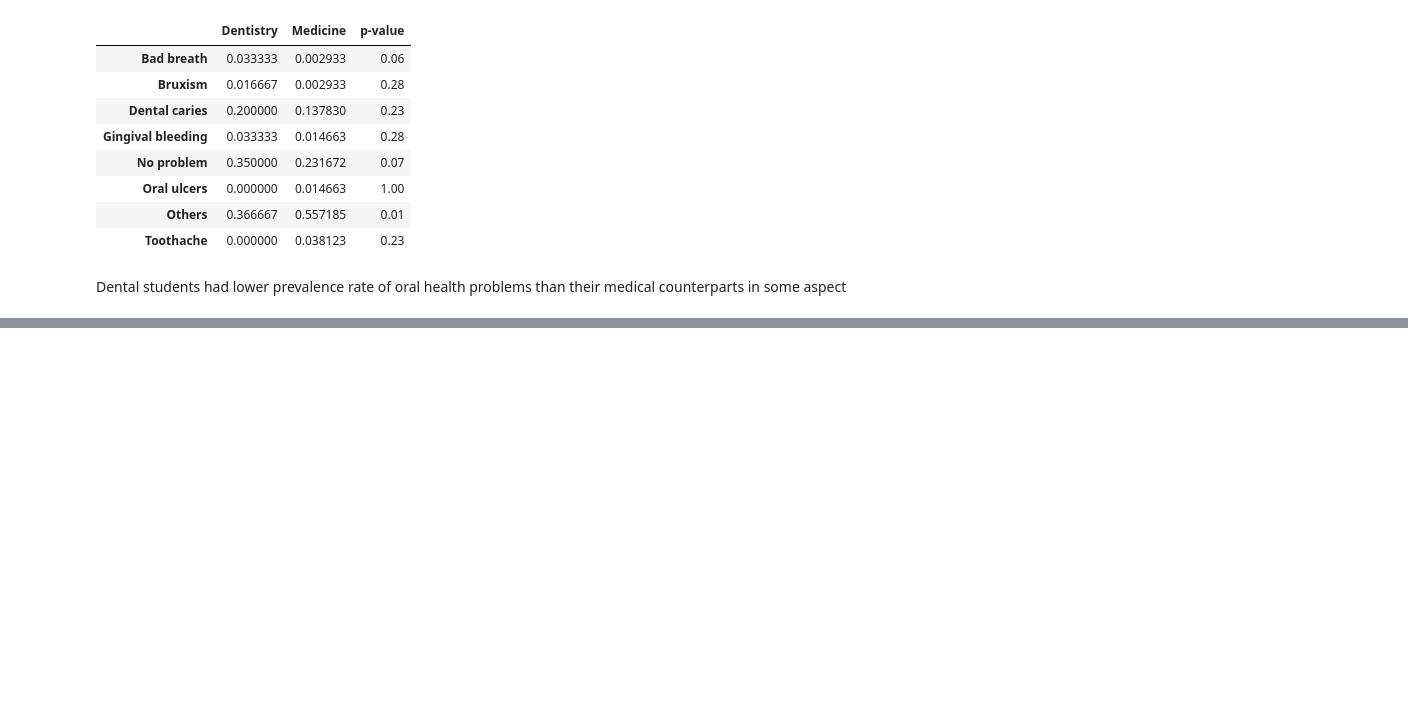
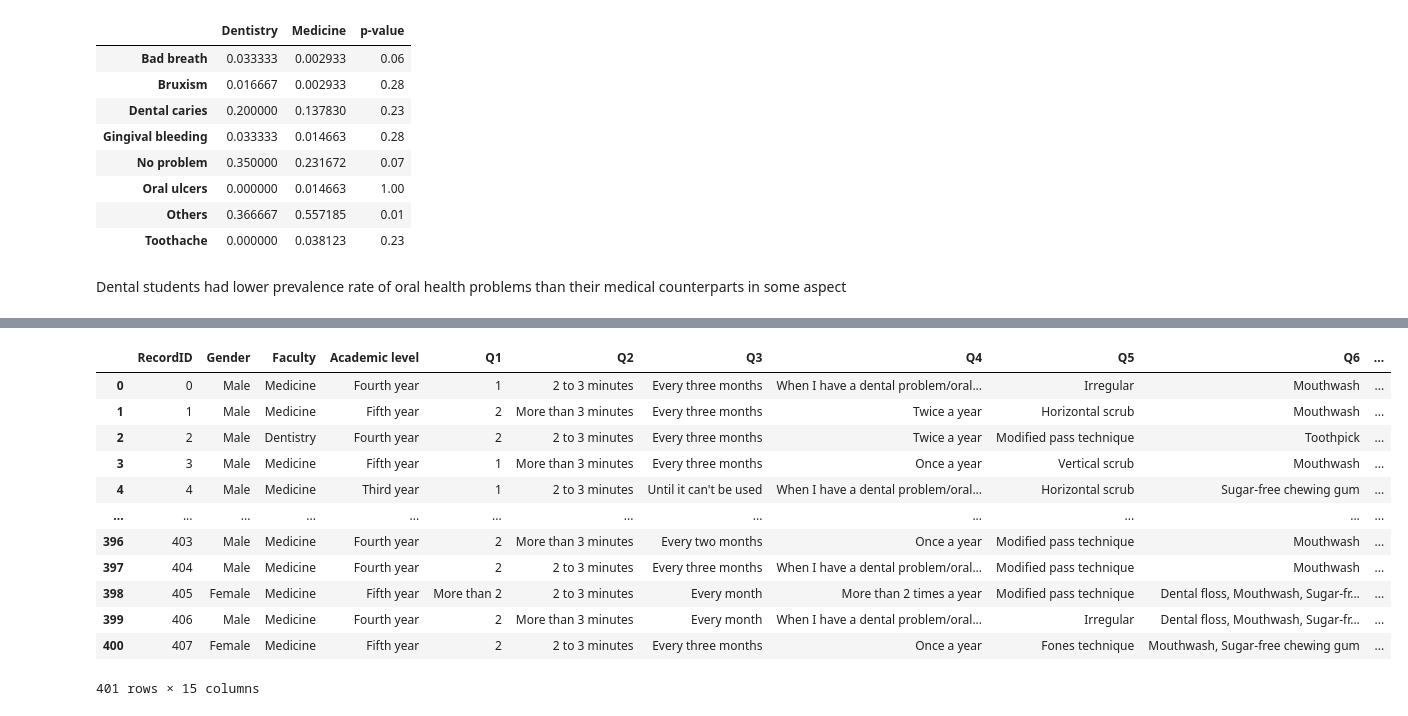
Before and after one commit to reunicorn1/oral-health-uofg, a Jupyter notebook: notebooks/behavior_analysis.ipynb, the cells around one changed output, grey strips where cells are left out. Saved outputs shown, nothing was run; the diff lists cells and outputs as text; code cells hidden in the pictures; blank space fills up the shorter version.

Commit message:
Expanding oral health status analysis + Adding docs documenting the thinking process

```diff
--- a/data_analysis/behavior_analysis.ipynb
+++ b/notebooks/behavior_analysis.ipynb
@@ -934,0 +1044,16 @@ Dental students had lower prevalence rate of oral health problems than their med
+# %%
+df_behavior
+# %% [output]
+|  | RecordID | Gender | Faculty | Academic level | Q1 | Q2 | Q3 | Q4 | Q5 | Q6 | ... |
+| 0 | 0 | Male | Medicine | Fourth year | 1 | 2 to 3 minutes | Every three months | When I have a dental problem/oral... | Irregular | Mouthwash | ... |
+| 1 | 1 | Male | Medicine | Fifth year | 2 | More than 3 minutes | Every three months | Twice a year | Horizontal scrub | Mouthwash | ... |
+| 2 | 2 | Male | Dentistry | Fourth year | 2 | 2 to 3 minutes | Every three months | Twice a year | Modified pass technique | Toothpick | ... |
+| 3 | 3 | Male | Medicine | Fifth year | 1 | More than 3 minutes | Every three months | Once a year | Vertical scrub | Mouthwash | ... |
+| 4 | 4 | Male | Medicine | Third year | 1 | 2 to 3 minutes | Until it can't be used | When I have a dental problem/oral... | Horizontal scrub | Sugar-free chewing gum | ... |
+| ... | ... | ... | ... | ... | ... | ... | ... | ... | ... | ... | ... |
+| 396 | 403 | Male | Medicine | Fourth year | 2 | More than 3 minutes | Every two months | Once a year | Modified pass technique | Mouthwash | ... |
+| 397 | 404 | Male | Medicine | Fourth year | 2 | 2 to 3 minutes | Every three months | When I have a dental problem/oral... | Modified pass technique | Mouthwash | ... |
+| 398 | 405 | Female | Medicine | Fifth year | More than 2 | 2 to 3 minutes | Every month | More than 2 times a year | Modified pass technique | Dental floss, Mouthwash, Sugar-fr... | ... |
+| 399 | 406 | Male | Medicine | Fourth year | 2 | More than 3 minutes | Every month | When I have a dental problem/oral... | Irregular | Dental floss, Mouthwash, Sugar-fr... | ... |
+| 400 | 407 | Female | Medicine | Fifth year | 2 | 2 to 3 minutes | Every three months | Once a year | Fones technique | Mouthwash, Sugar-free chewing gum | ... |
+401 rows × 15 columns
```
Also changed, not shown: parts of 15 cells of this notebook, 15 other files.
